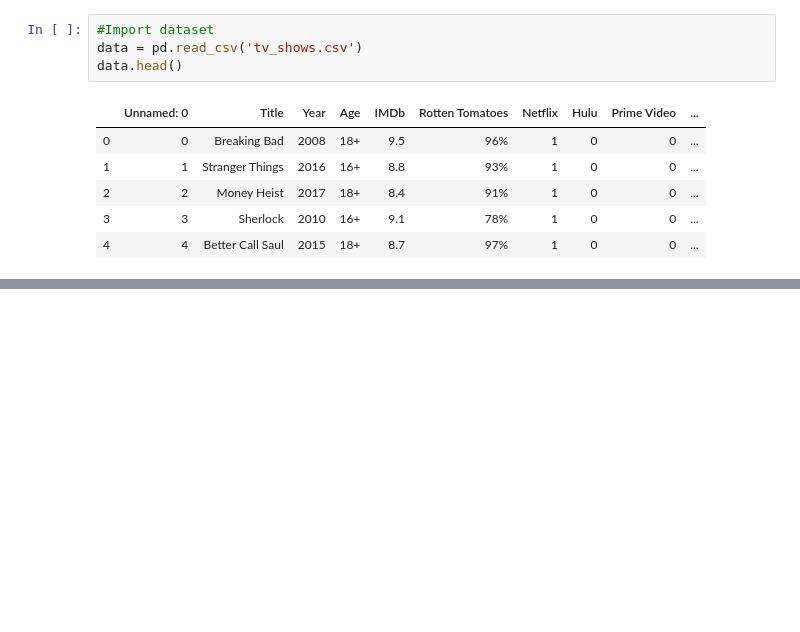
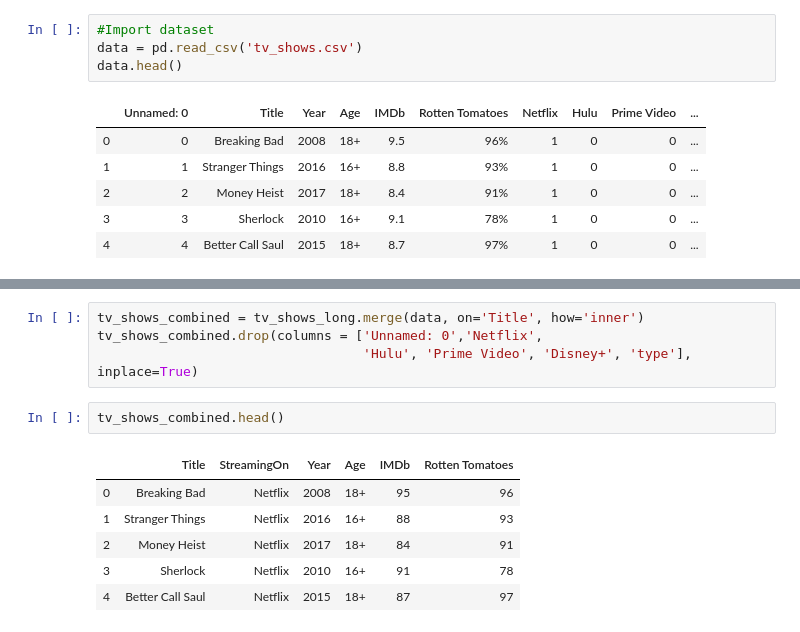
Before and after one commit to Murad042/Best-Streaming-Service-Analysis, a Jupyter notebook: streaminganalysis.ipynb, the cells around one changed output, grey strips where cells are left out. Saved outputs shown, nothing was run; the diff lists cells and outputs as text; blank space fills up the shorter version.

```diff
--- a/streaminganalysis.ipynb
+++ b/streaminganalysis.ipynb
@@ -19,0 +71,13 @@ data.head()
+# %%
+tv_shows_combined = tv_shows_long.merge(data, on='Title', how='inner')
+tv_shows_combined.drop(columns = ['Unnamed: 0','Netflix',
+                                  'Hulu', 'Prime Video', 'Disney+', 'type'], inplace=True)
+# %%
+tv_shows_combined.head()
+# %% [output]
+|  | Title | StreamingOn | Year | Age | IMDb | Rotten Tomatoes |
+| 0 | Breaking Bad | Netflix | 2008 | 18+ | 95 | 96 |
+| 1 | Stranger Things | Netflix | 2016 | 16+ | 88 | 93 |
+| 2 | Money Heist | Netflix | 2017 | 18+ | 84 | 91 |
+| 3 | Sherlock | Netflix | 2010 | 16+ | 91 | 78 |
+| 4 | Better Call Saul | Netflix | 2015 | 18+ | 87 | 97 |
```
Also changed, not shown: parts of 11 cells of this notebook.
